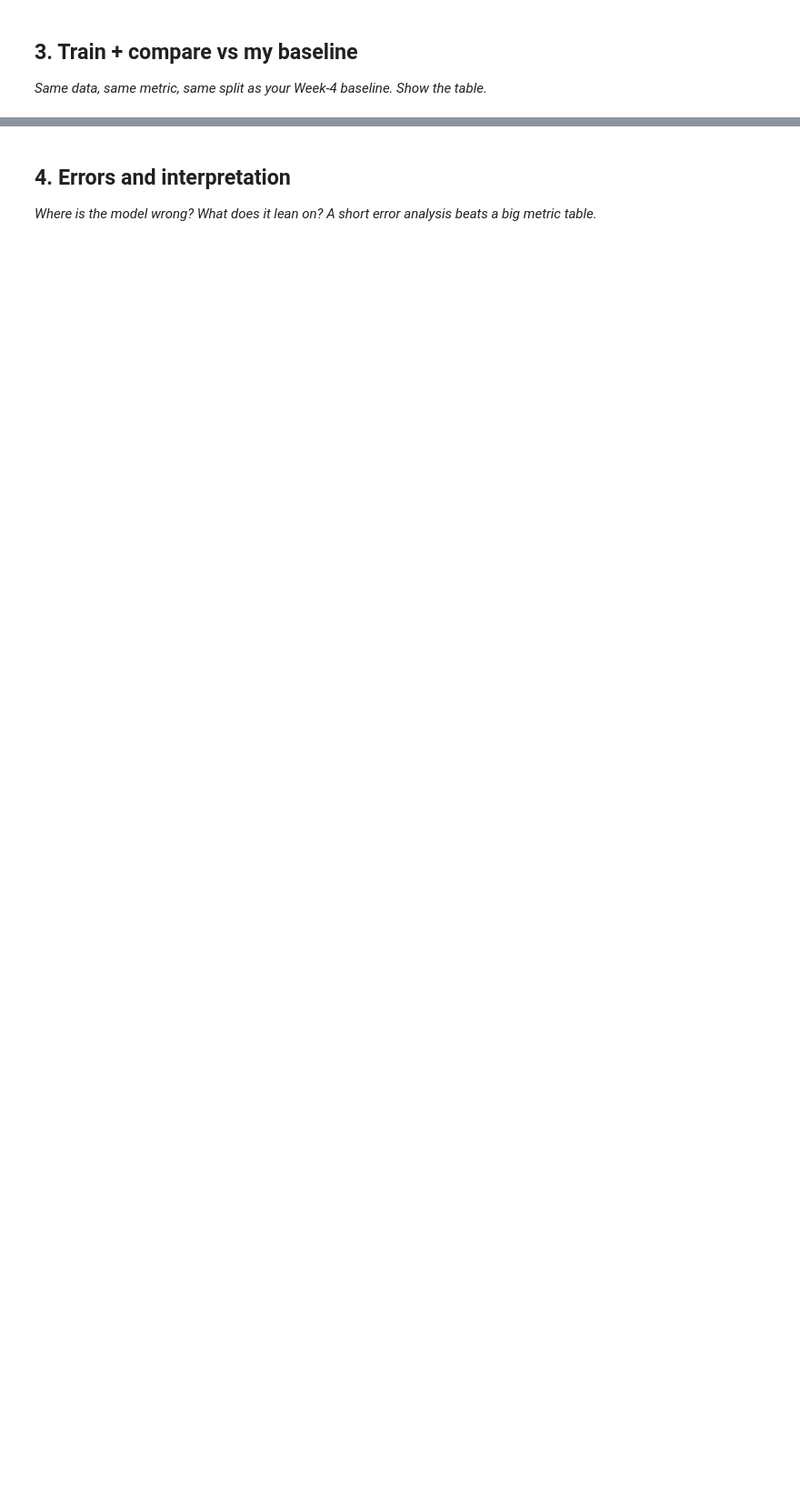
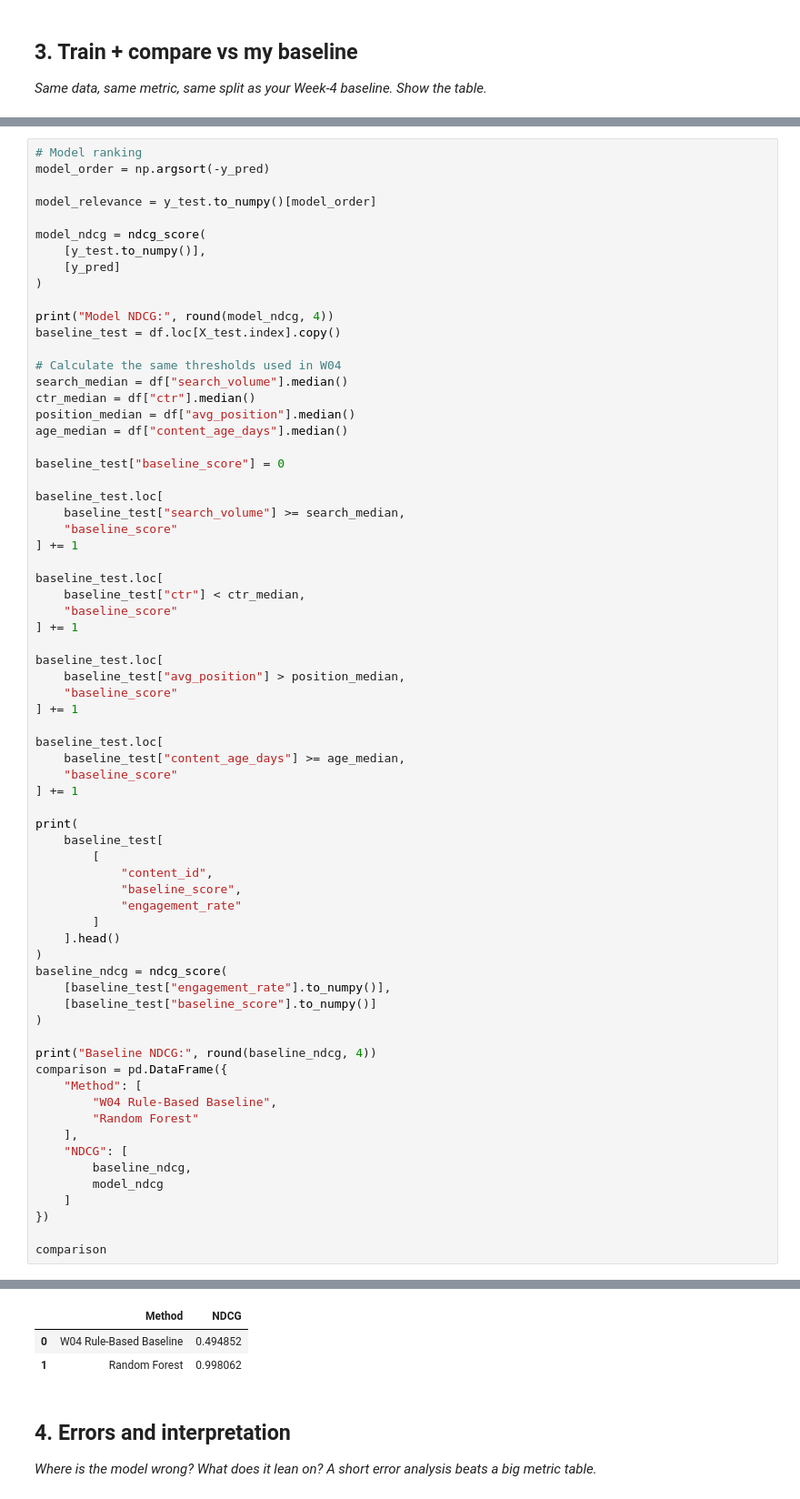
Before and after one commit to Kaushgowda/flyrank-ml-internship, a Jupyter notebook: work/notebooks/w05_model.ipynb, the cells around one changed output, grey strips where cells are left out. Shown at 91% size. Saved outputs shown, nothing was run; the diff lists cells and outputs as text; blank space fills up the shorter version.

```diff
--- a/work/notebooks/w05_model.ipynb
+++ b/work/notebooks/w05_model.ipynb
@@ -29,0 +124,70 @@ This skeleton is yours to fill. Work the sections **in order** — each one has
+# %%
+# Model ranking
+model_order = np.argsort(-y_pred)
+
+model_relevance = y_test.to_numpy()[model_order]
+
+model_ndcg = ndcg_score(
+    [y_test.to_numpy()],
+    [y_pred]
+)
+
+print("Model NDCG:", round(model_ndcg, 4))
+baseline_test = df.loc[X_test.index].copy()
+
+# Calculate the same thresholds used in W04
+search_median = df["search_volume"].median()
+ctr_median = df["ctr"].median()
+position_median = df["avg_position"].median()
+age_median = df["content_age_days"].median()
+
+baseline_test["baseline_score"] = 0
+
+baseline_test.loc[
+    baseline_test["search_volume"] >= search_median,
+    "baseline_score"
+] += 1
+
+baseline_test.loc[
+    baseline_test["ctr"] < ctr_median,
+    "baseline_score"
+] += 1
+
+baseline_test.loc[
+    baseline_test["avg_position"] > position_median,
+    "baseline_score"
+] += 1
+
+baseline_test.loc[
+    baseline_test["content_age_days"] >= age_median,
+    "baseline_score"
+] += 1
+
+print(
+    baseline_test[
+        [
+            "content_id",
+            "baseline_score",
+            "engagement_rate"
+        ]
+    ].head()
+)
+baseline_ndcg = ndcg_score(
+    [baseline_test["engagement_rate"].to_numpy()],
+    [baseline_test["baseline_score"].to_numpy()]
+)
+
+print("Baseline NDCG:", round(baseline_ndcg, 4))
+comparison = pd.DataFrame({
+    "Method": [
+        "W04 Rule-Based Baseline",
+        "Random Forest"
+    ],
+    "NDCG": [
+        baseline_ndcg,
+        model_ndcg
+    ]
+})
+
+comparison
+# %% [output]
@@ -30,3 +202,6 @@ This skeleton is yours to fill. Work the sections **in order** — each one has
+|  | Method | NDCG |
+| 0 | W04 Rule-Based Baseline | 0.494852 |
+| 1 | Random Forest | 0.998062 |
 # %% [markdown]
 ## 4. Errors and interpretation
 
```
Also changed, not shown: parts of 12 cells of this notebook.
